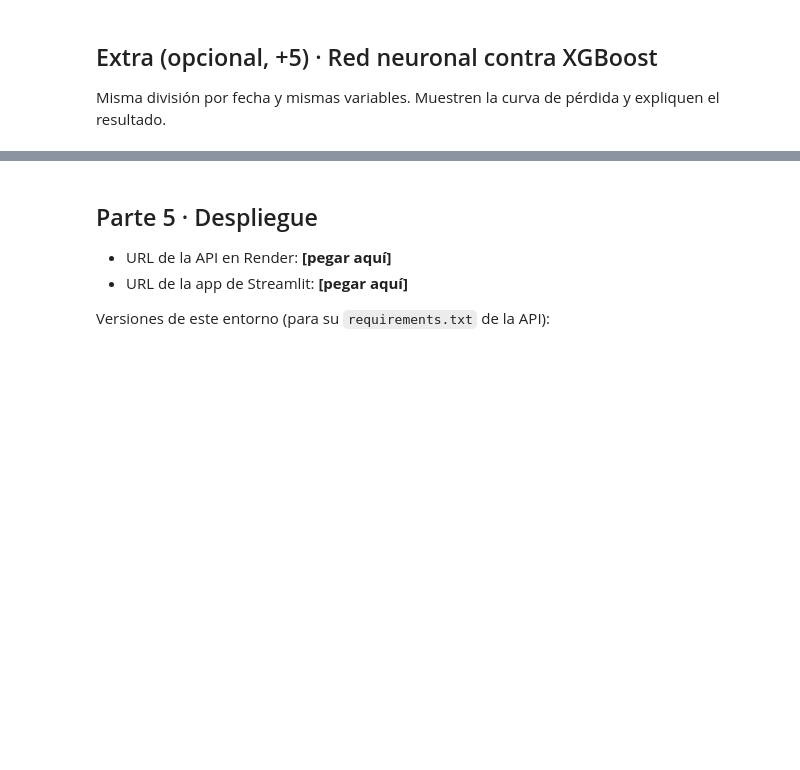
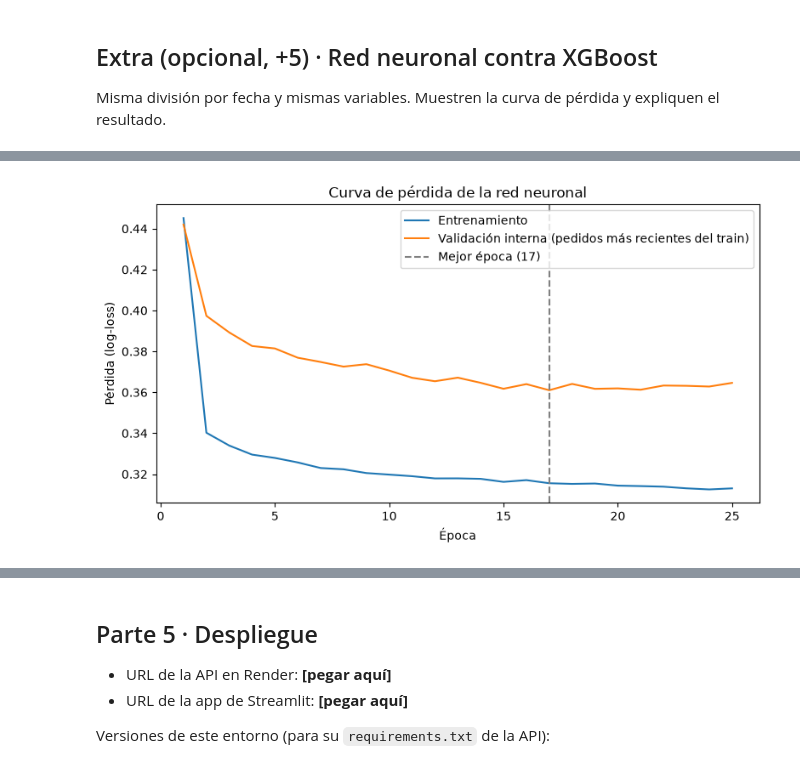
Before and after one commit to ianoelmolina-cmyk/olist-resena, a Jupyter notebook: Plantilla_Proyecto_Final.ipynb, the cells around one changed output, grey strips where cells are left out. Drawn from its saved outputs; the diff is of its cells as text; code cells hidden in the pictures; blank space fills up the shorter version.

```diff
--- a/Plantilla_Proyecto_Final.ipynb
+++ b/Plantilla_Proyecto_Final.ipynb
@@ -938,3 +1092,33 @@ Clasifiquen una muestra de comentarios con un modelo preentrenado de Hugging Fac
 Misma división por fecha y mismas variables. Muestren la curva de pérdida y expliquen el resultado.
 # %%
 # TU CÓDIGO AQUÍ
+import copy
+import torch
+import torch.nn as nn
+from torch.utils.data import DataLoader, TensorDataset
+from sklearn.base import clone
+from sklearn.metrics import roc_auc_score
+
+SEMILLA = 42
+torch.manual_seed(SEMILLA)
+np.random.seed(SEMILLA)
+
+# Mismas variables que los otros modelos: crear_variables + preparar_columnas
+preparador = Pipeline([
+    ("crear_variables", FunctionTransformer(crear_variables, validate=False)),
+    ("preparar_columnas", clone(preparar_columnas)),
+])
+X_ent = preparador.fit_transform(pedidos_de_entrenamiento[columnas_de_entrada])   # fit SOLO con train
+X_val = preparador.transform(pedidos_de_validacion[columnas_de_entrada])
+if hasattr(X_ent, "toarray"):                       # el one-hot puede devolver matriz dispersa
+    X_ent, X_val = X_ent.toarray(), X_val.toarray()
+X_ent, X_val = X_ent.astype("float32"), X_val.astype("float32")
+y_ent = pedidos_de_entrenamiento["mala_resena"].values.astype("float32")
+
+# Validación interna: el 10 % más reciente del train (para parar el entrenamiento a tiempo)
+corte_interno = pedidos_de_entrenamiento["order_purchase_timestamp"].quantile(.9)
+es_interna = (pedidos_de_entrenamiento["order_purchase_timestamp"] >= corte_interno).values
+X_tr, X_es = X_ent[~es_interna], X_ent[es_interna]
+y_tr, y_es = y_ent[~es_interna], y_ent[es_interna]
+
+print("Entradas:", X_tr.shape[1], "| train:", len(X_tr), "| interna:", len(X_es), "| validación:", len(X_val))
@@ -940,0 +1191,13 @@ Misma división por fecha y mismas variables. Muestren la curva de pérdida y ex
+# %%
+mejor_epoca = int(np.argmin(historial["validacion_interna"]))
+fig, ax = plt.subplots(figsize=(8, 4.5))
+ax.plot(range(1, len(historial["entrenamiento"]) + 1), historial["entrenamiento"], label="Entrenamiento")
+ax.plot(range(1, len(historial["validacion_interna"]) + 1), historial["validacion_interna"],
+        label="Validación interna (pedidos más recientes del train)")
+ax.axvline(mejor_epoca + 1, ls="--", color="gray", label=f"Mejor época ({mejor_epoca + 1})")
+ax.set_xlabel("Época"); ax.set_ylabel("Pérdida (log-loss)")
+ax.set_title("Curva de pérdida de la red neuronal")
+ax.legend()
+plt.tight_layout(); plt.show()
+# %% [output]
+[figure, added]
```
Also changed, not shown: parts of 23 cells of this notebook, 4 other files.
